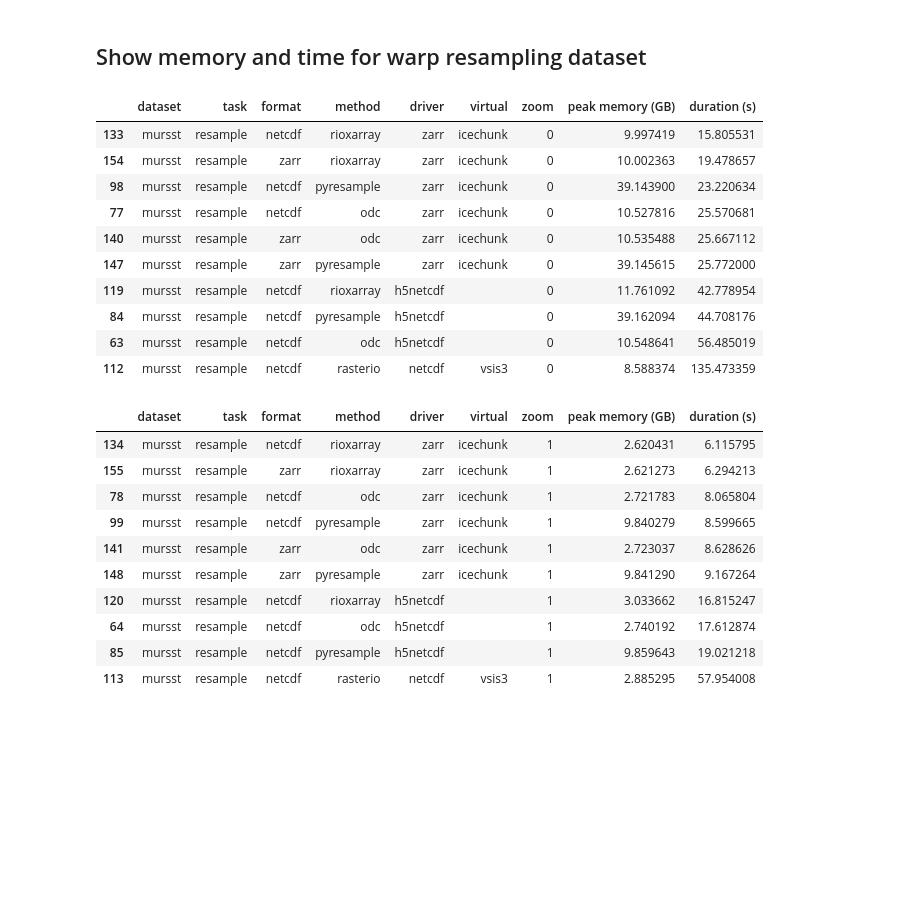
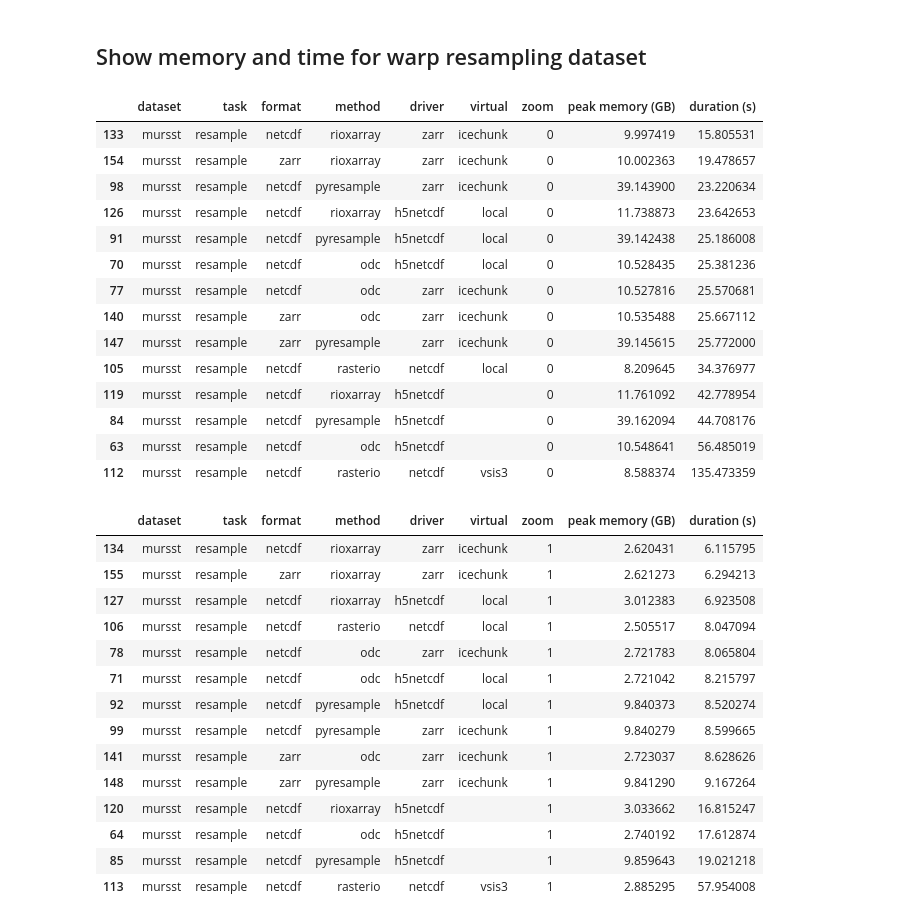
Before and after one commit to developmentseed/warp-resample-profiling, a Jupyter notebook: examples/process-results.ipynb, the cells around one changed output. Drawn from its saved outputs; the diff is of its cells as text; code cells hidden in the pictures; blank space fills up the shorter version.

```diff
--- a/examples/process-results.ipynb
+++ b/examples/process-results.ipynb
@@ -13,17 +13,20 @@ df = process_results("results/2024-10-25").sort_values(["duration (s)"])
 ## Show memory and time for warp resampling dataset
 # %%
 df = df[df["task"] == "resample"]
-df = df[df["virtual"] != "local"]
 df = df[df["dataset"] == "mursst"]
 df[df["zoom"] == "0"].style.background_gradient(cmap="YlOrRd")
 # %% [output]
 |  | dataset | task | format | method | driver | virtual | zoom | peak memory (GB) | duration (s) |
 | 133 | mursst | resample | netcdf | rioxarray | zarr | icechunk | 0 | 9.997419 | 15.805531 |
 | 154 | mursst | resample | zarr | rioxarray | zarr | icechunk | 0 | 10.002363 | 19.478657 |
 | 98 | mursst | resample | netcdf | pyresample | zarr | icechunk | 0 | 39.143900 | 23.220634 |
+| 126 | mursst | resample | netcdf | rioxarray | h5netcdf | local | 0 | 11.738873 | 23.642653 |
+| 91 | mursst | resample | netcdf | pyresample | h5netcdf | local | 0 | 39.142438 | 25.186008 |
+| 70 | mursst | resample | netcdf | odc | h5netcdf | local | 0 | 10.528435 | 25.381236 |
 | 77 | mursst | resample | netcdf | odc | zarr | icechunk | 0 | 10.527816 | 25.570681 |
 | 140 | mursst | resample | zarr | odc | zarr | icechunk | 0 | 10.535488 | 25.667112 |
 | 147 | mursst | resample | zarr | pyresample | zarr | icechunk | 0 | 39.145615 | 25.772000 |
+| 105 | mursst | resample | netcdf | rasterio | netcdf | local | 0 | 8.209645 | 34.376977 |
 | 119 | mursst | resample | netcdf | rioxarray | h5netcdf |  | 0 | 11.761092 | 42.778954 |
 | 84 | mursst | resample | netcdf | pyresample | h5netcdf |  | 0 | 39.162094 | 44.708176 |
 | 63 | mursst | resample | netcdf | odc | h5netcdf |  | 0 | 10.548641 | 56.485019 |
@@ -34,7 +37,11 @@ df[df["zoom"] == "1"].style.background_gradient(cmap="YlOrRd")
 |  | dataset | task | format | method | driver | virtual | zoom | peak memory (GB) | duration (s) |
 | 134 | mursst | resample | netcdf | rioxarray | zarr | icechunk | 1 | 2.620431 | 6.115795 |
 | 155 | mursst | resample | zarr | rioxarray | zarr | icechunk | 1 | 2.621273 | 6.294213 |
+| 127 | mursst | resample | netcdf | rioxarray | h5netcdf | local | 1 | 3.012383 | 6.923508 |
+| 106 | mursst | resample | netcdf | rasterio | netcdf | local | 1 | 2.505517 | 8.047094 |
 | 78 | mursst | resample | netcdf | odc | zarr | icechunk | 1 | 2.721783 | 8.065804 |
+| 71 | mursst | resample | netcdf | odc | h5netcdf | local | 1 | 2.721042 | 8.215797 |
+| 92 | mursst | resample | netcdf | pyresample | h5netcdf | local | 1 | 9.840373 | 8.520274 |
 | 99 | mursst | resample | netcdf | pyresample | zarr | icechunk | 1 | 9.840279 | 8.599665 |
 | 141 | mursst | resample | zarr | odc | zarr | icechunk | 1 | 2.723037 | 8.628626 |
 | 148 | mursst | resample | zarr | pyresample | zarr | icechunk | 1 | 9.841290 | 9.167264 |
```
Also changed, not shown: parts of 5 cells of this notebook, 1 other file.
